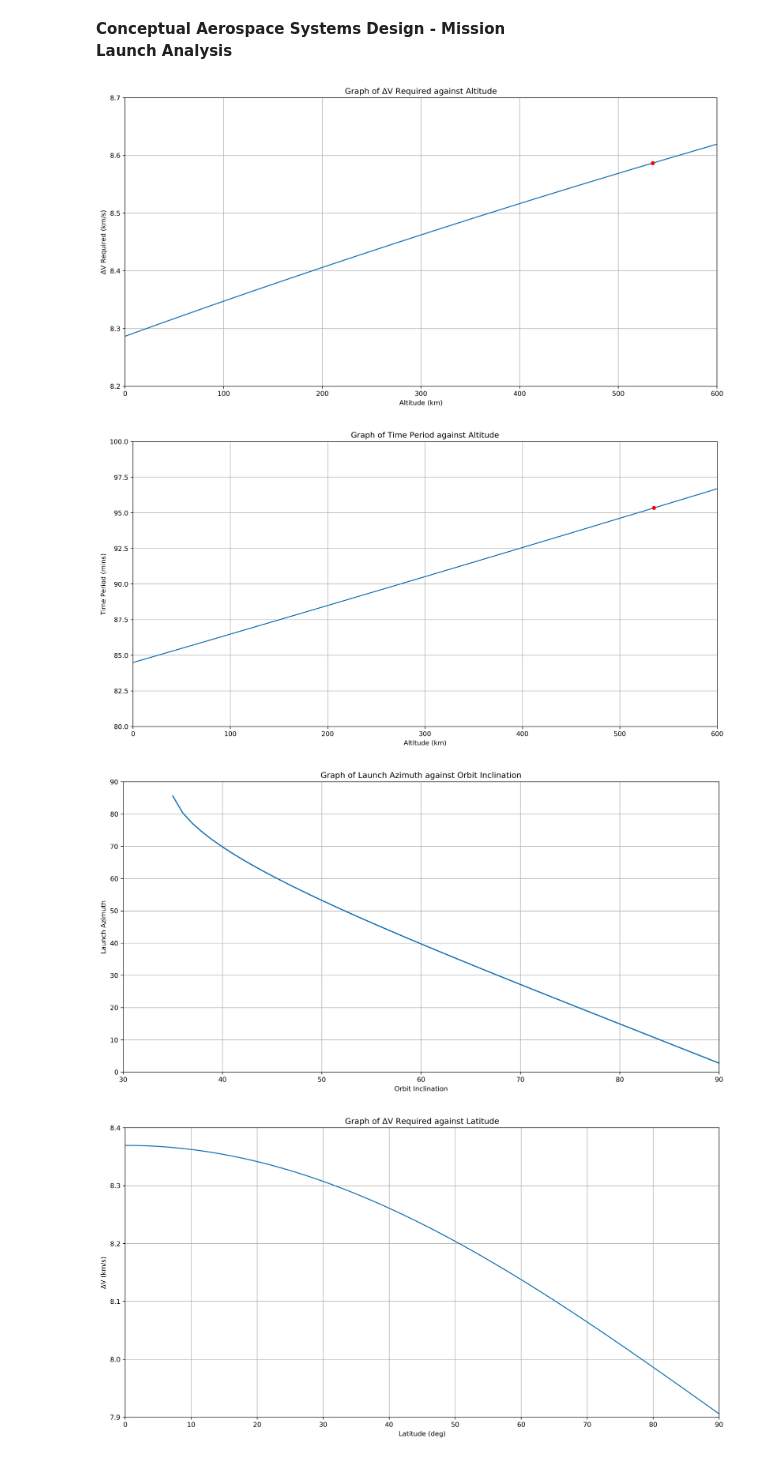
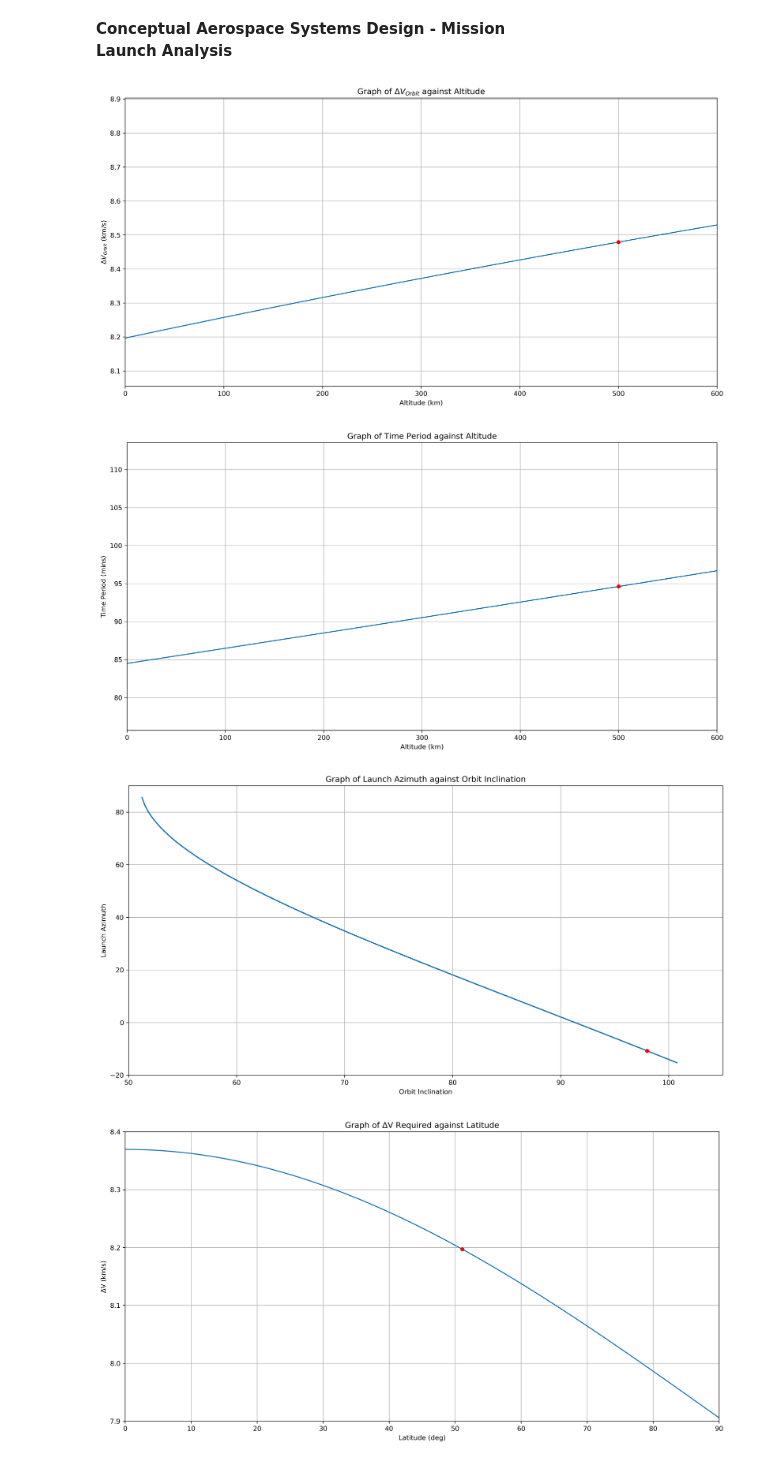
Before and after one commit to dkelsh/conceptual_aerospace_systems_design, a Jupyter notebook: launchAnalysis.ipynb, the cells around one changed output. Cells and saved outputs as stored; diff of their text form; code cells hidden in the pictures.

```diff
--- a/launchAnalysis.ipynb
+++ b/launchAnalysis.ipynb
@@ -7,4 +7,8 @@ import numpy as np
 import pandas as pd
 import matplotlib.pyplot as plt
 import math
+# %%
+# Inputs
+alt = 500
+inc = 98
 # %%
@@ -17,10 +21,12 @@ V0 = math.sqrt(mu/Re)
 g = 9.80665
 Sw = 10000
 # %%
-altitude = np.arange(0,601000,1000).repeat(91)
-inclination = np.array(list(np.arange(0,91))*601)
+# Creating DataFrame with Relevant Elements
+altitude = np.arange(0,601000,1000).repeat(101/0.25)
+inclination = np.array(list(np.arange(0,101,0.25))*601)
 df = pd.DataFrame(data = {'altitude': altitude, 'inclination' : inclination})
-# %%
-## Vandenberg AFB
-df['latitude'] = 34.7325
+# %%
+# Yasny Launch Base
+lat = 51.09388889
+df['latitude'] = lat
 # %%
@@ -64,57 +70,65 @@ df['launch_azimuth'] = df.apply(lambda x: launch_azimuth(x.latitude, x.inclinati
 df_final = df.dropna(how='any').reset_index(drop='true')
 # %%
-## Plot of ΔV Required against Altitude
+# Plot of ΔV Required against Altitude
 fig = plt.figure(figsize=(16,8), dpi = 300)
 
-# For chosen altitude:
-total_dv_req = dv_orbit(535000) + dv_e_rot(535000, 34.7325)
+# For Chosen Altitude:
+total_dv_req = dv_orbit(alt*1000) + dv_e_rot(alt*1000, lat)
 
 plt.plot(df.altitude/1000, df.dV_total/1000)
-plt.plot(535, total_dv_req/1000,'ro', markersize=5)
+plt.plot(alt, total_dv_req/1000, 'ro', markersize=5)
 
-plt.title('Graph of ΔV Required against Altitude')
+plt.title('Graph of $ΔV_{Orbit}$ against Altitude')
 plt.xlabel('Altitude (km)')
-plt.ylabel('ΔV Required (km/s)')
+plt.ylabel('$ΔV_{Orbit}$ (km/s)')
 
-plt.xlim(0,600)
-plt.ylim(8.2,8.7)
+plt.xlim(0,alt*1.2)
+plt.ylim((total_dv_req/1000)*0.95,(total_dv_req/1000)*1.05)
 plt.grid(True)
+
 plt.show()
 # %% [output]
-[figure, old version]
+[figure, new version]
 # %%
-## Plot of Time Period against Altitude
+# Plot of Time Period against Altitude
 fig = plt.figure(figsize=(16,8), dpi = 300)
 
-# For chosen altitude:
-time_alt = time_period(535000)*60
+# For Chosen Altitude:
+time_alt = time_period(alt*1000)*60
 
 plt.plot(df.altitude/1000, df.time_period_hrs * 60)
-plt.plot(535, time_alt,'ro', markersize=5)
+plt.plot(alt, time_alt, 'ro', markersize=5)
 
 plt.title('Graph of Time Period against Altitude')
 plt.xlabel('Altitude (km)')
 plt.ylabel('Time Period (mins)')
 
-plt.xlim(0,600)
-plt.ylim(80,100)
+plt.xlim(0,alt*1.2)
+plt.ylim(time_alt*0.8, time_alt*1.2)
 plt.grid(True)
+
 plt.show()
 # %% [output]
-[figure, old version]
+[figure, new version]
 # %%
 # Plot of Inclination against Launch Azimuth
 fig = plt.figure(figsize=(16,8), dpi = 300)
 
-# Note: This is for specified latitude
+# For Chosen Latitude:
+l_a = launch_azimuth(lat,inc)
+
 plt.plot(df.inclination, df.launch_azimuth)
+plt.plot(inc, l_a, 'ro', markersize=5)
+
 plt.title('Graph of Launch Azimuth against Orbit Inclination')
-plt.xlabel('Orbit Inclination')
-plt.ylabel('Launch Azimuth')
-plt.ylim(0,90)
-plt.xlim(30,90)
+plt.xlabel('Orbit Inclination (deg)')
+plt.ylabel('Launch Azimuth (deg)')
+
+plt.ylim(-20,90)
+plt.xlim(50,105)
 plt.grid(True)
+
 plt.show()
 # %% [output]
-[figure, old version]
+[figure, new version]
 # %%
```
Also changed, not shown: parts of 5 cells of this notebook.
